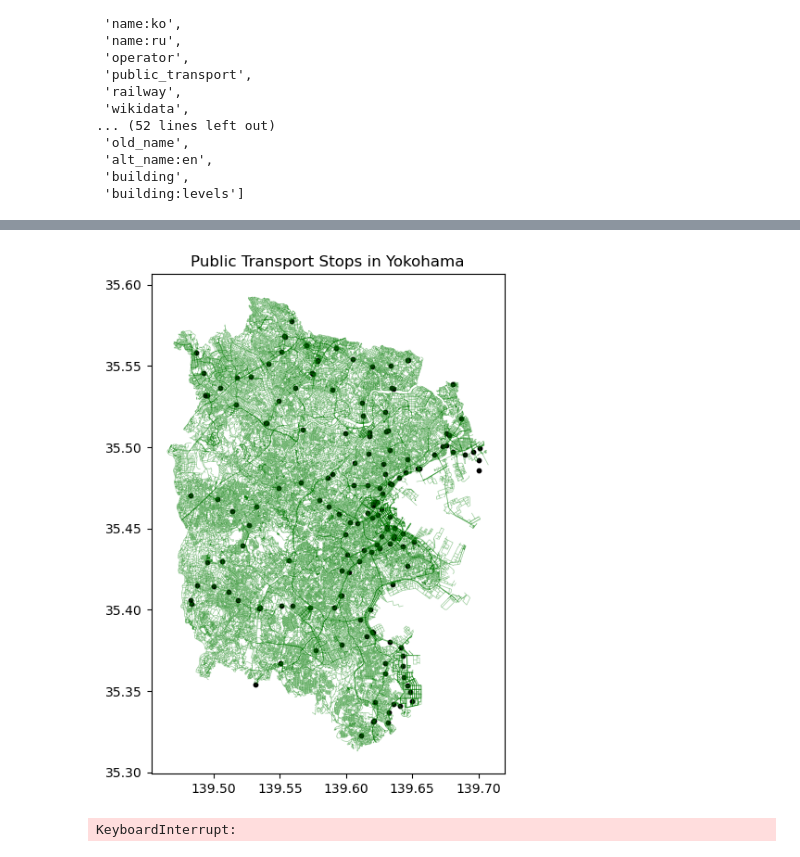
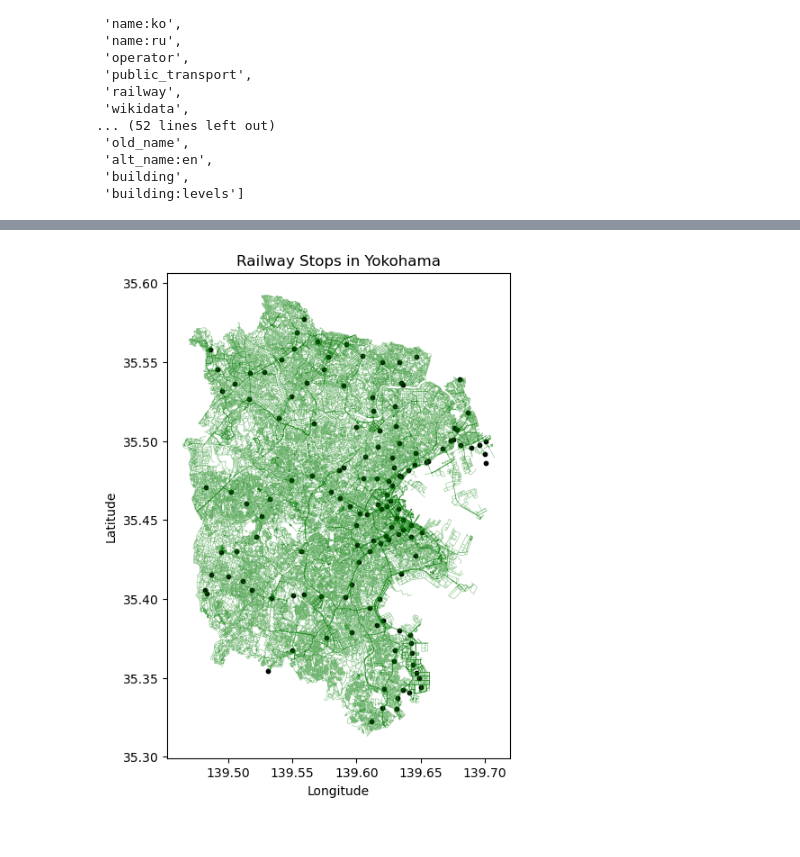
Before and after one commit to Arcyill/ECON-323-Project, a Jupyter notebook: Main.ipynb, the cells around one changed output, grey strips where cells are left out. Cells and saved outputs as stored; diff of their text form; code cells hidden in the pictures.

```diff
--- a/Main.ipynb
+++ b/Main.ipynb
@@ -68,6 +67,8 @@ pt_stops_points = pt_stops[pt_stops.geometry.geom_type == "Point"]
 
 pt_stops_filtered = pt_stops_points[["geometry", "name","name:en","public_transport","operator"]]
 
+pt_stops_filtered = pt_stops_filtered.drop_duplicates(subset = ["name"])
+
 pt_stops_filtered
 # %% [output]
 |  |  | geometry | name | name:en | public_transport | operator |
@@ -87,9 +87,0 @@ pt_stops_filtered
-# %%
-pt_stops_filtered["lon"] = pt_stops_filtered.geometry.x
-pt_stops_filtered["lat"] = pt_stops_filtered.geometry.y
-
-
-pt_stops_lonlag = pt_stops_filtered.drop(columns='geometry')
-
-
-pt_stops_lonlag.to_csv("pt_stops_yokohama.csv", index=False)
@@ -107,32 +91,17 @@ See the caveats in the documentation: https://pandas.pydata.org/pandas-docs/stab
 # %%
 
 fig, ax = plt.subplots(figsize=(7,7))
 
-edges.plot(ax=ax, color="green", linewidth=0.5, alpha=0.2, label="Street Network")
+edges.plot(ax=ax, color="green", linewidth=0.5, alpha=0.2)
 
-pt_stops.plot(ax=ax, color="black", markersize=10, label="Public Transport Stops")
+pt_stops_filtered.plot(ax=ax, color="black", markersize=10)
 
 
-plt.title("Public Transport Stops in Yokohama")
+plt.title("Railway Stops in Yokohama")
+ax.set_xlabel("Longitude")
+ax.set_ylabel("Latitude")
 plt.show()
+
+fig.savefig("pt_stops_yokohama.png")
 # %% [output]
-[figure, old version]
+[figure, new version]
-# %%
-current_place = "Vancouver, Canada"
-
-tags = {
-    'public_transport': ['stop_position', 'platform', 'station'],
-    'highway': 'bus_stop',
-    'railway': ['station', 'tram_stop'],
-    'amenity': 'bus_station'
-}
-
-stops = ox.features_from_place(current_place, tags=tags)
-
-
-walks = ox.graph_from_place(current_place, network_type="walk")
-
-
-Vedges = ox.graph_to_gdfs(walks, nodes=False, edges=True)
-# %% [output]
-KeyboardInterrupt:
```
Also changed, not shown: parts of 10 cells of this notebook, 8 other files.
